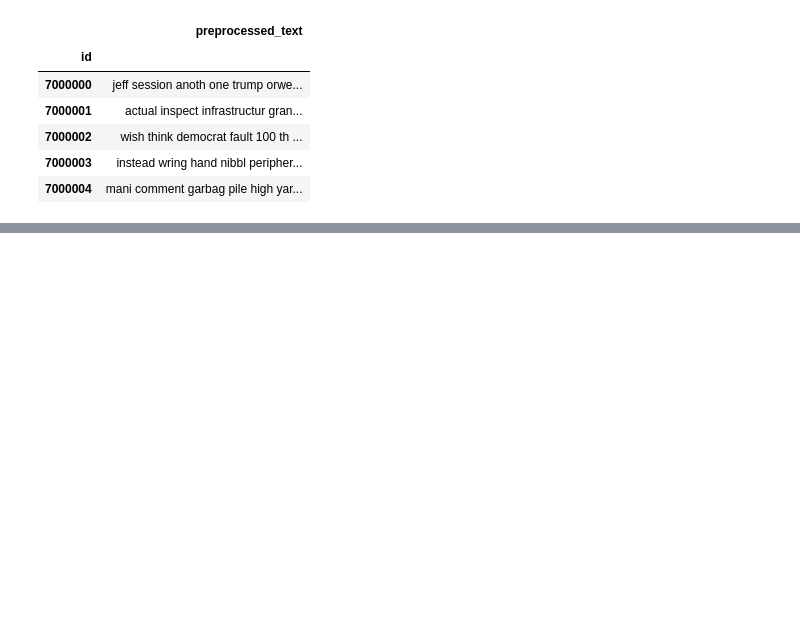
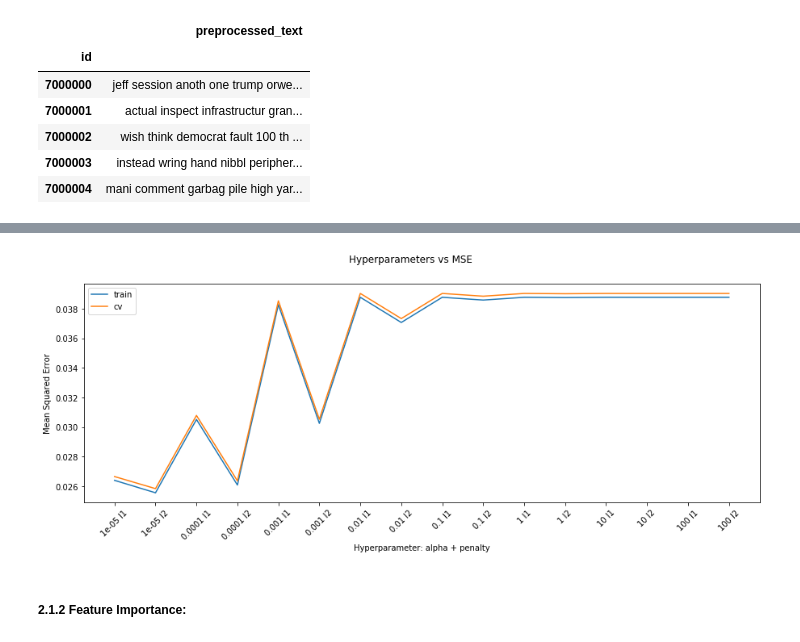
Before and after one commit to kkulkarnee/Text-classification, a Jupyter notebook: Toxicity_Classification.ipynb, the cells around one changed output, grey strips where cells are left out. Cells and saved outputs as stored; diff of their text form; code cells hidden in the pictures; blank space fills up the shorter version.

```diff
--- a/Toxicity_Classification.ipynb
+++ b/Toxicity_Classification.ipynb
@@ -652,0 +940,32 @@ y_cv.to_pickle('y_cv.pkl')
+# %%
+# Performing hyperparameter tuning:
+alpha = [0.00001, 0.0001, 0.001, 0.01, 0.1, 1, 10, 100]
+penalty = ['l1', 'l2']
+xticks = []
+tr_errors = []
+cv_errors = []
+best_model = None
+best_error = 100
+for a in alpha:
+    for p in penalty:
+        xticks.append(str(a) + ' ' + p)
+        print(str(a) + ' ' + p + " :")
+
+        model = SGDRegressor(alpha=a, penalty=p)
+        model.fit(tfidf_train, y_train) # Train
+
+        preds = model.predict(tfidf_train) # Get predictions
+        err = mean_squared_error(y_train['target'], preds) # Calculate error on trainset
+        tr_errors.append(err)
+        print("Mean Squared Error on train set: ", err)
+
+        preds = model.predict(tfidf_cv) # Get predictions on CV set
+        err = mean_squared_error(y_cv['target'], preds) # Calculate error on cv set
+        cv_errors.append(err)
+        print("Mean Squared Error on cv set: ", err)
+
+        if err < best_error: # Get best model trained
+            best_error = err
+            best_model = model
+
+        print("*"*50)
@@ -652,0 +990,14 @@ y_cv.to_pickle('y_cv.pkl')
+# %%
+plt.figure(figsize=(15,5))
+plt.suptitle("Hyperparameters vs MSE")
+plt.plot(range(len(alpha) * len(penalty)), tr_errors)
+plt.plot(range(len(alpha) * len(penalty)), cv_errors)
+plt.legend(['train', 'cv'])
+plt.xticks(range(len(alpha) * len(penalty)), xticks, rotation=45)
+plt.xlabel('Hyperparameter: alpha + penalty')
+plt.ylabel('Mean Squared Error')
+plt.show()
+# %% [output]
+[figure, added]
+# %% [markdown]
+##### 2.1.2 Feature Importance:
```
Also changed, not shown: parts of 43 cells of this notebook.
